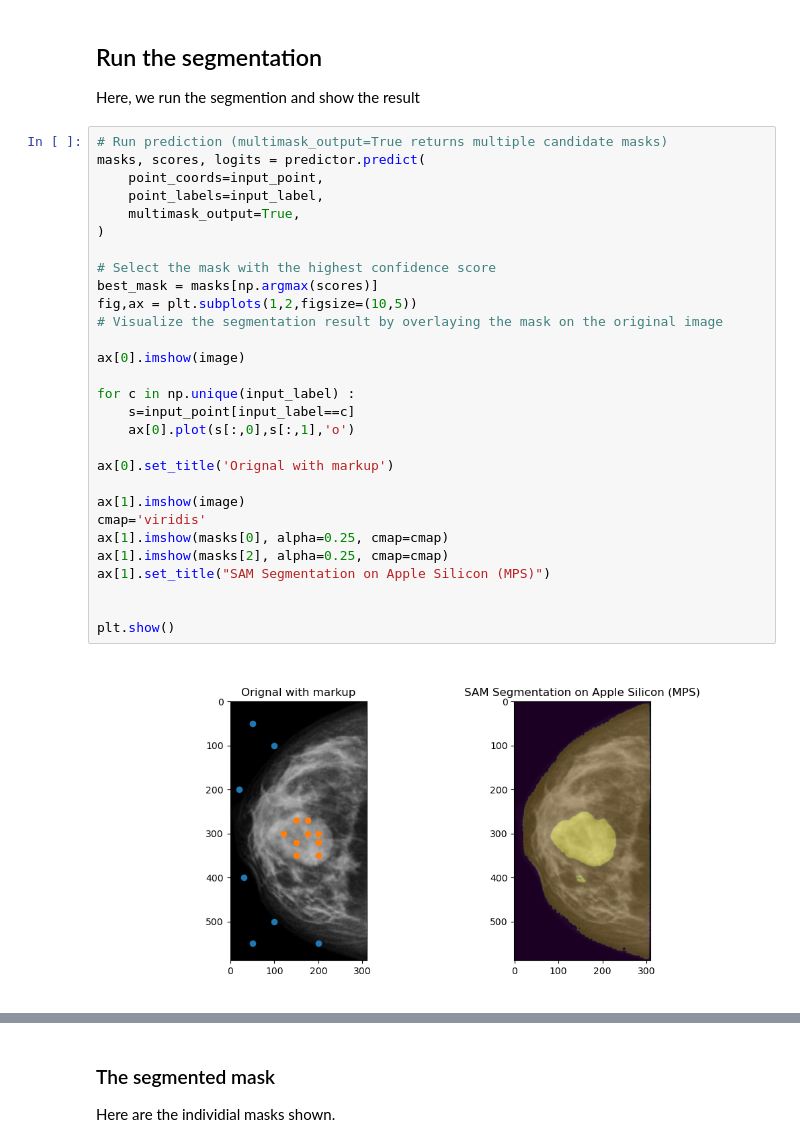
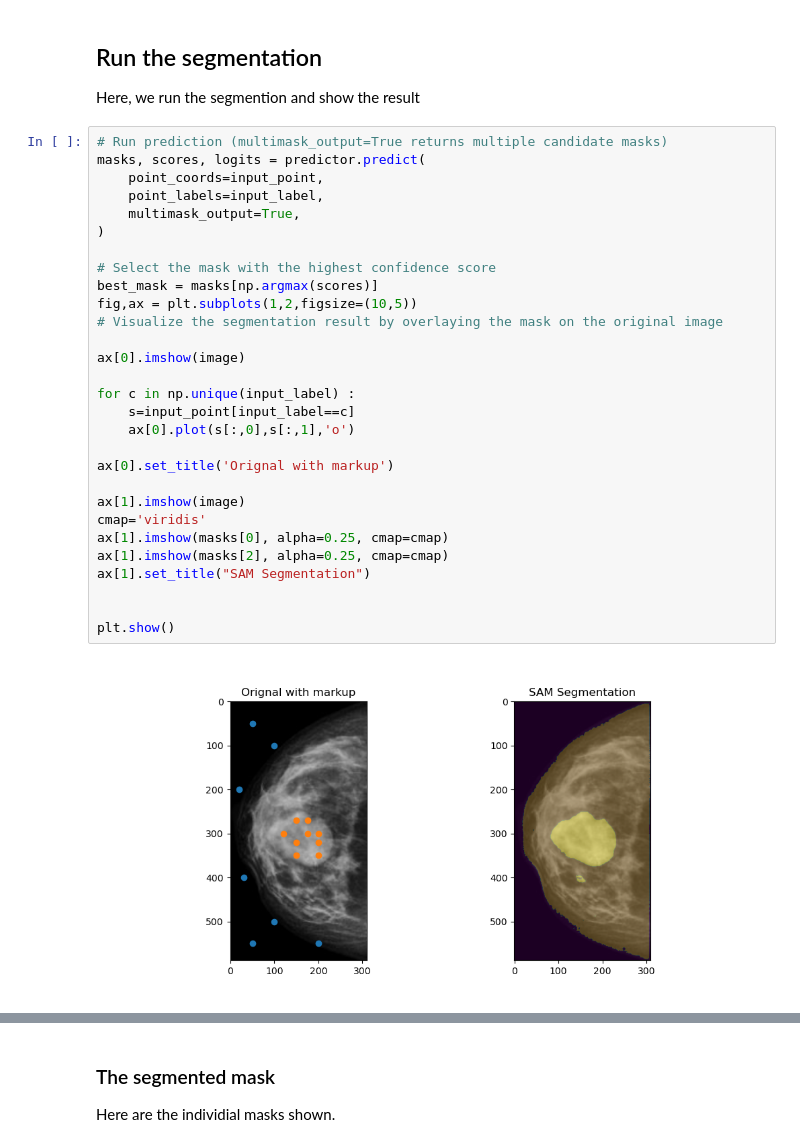
Before and after one commit to ImagingLectures/Quantitative-Big-Imaging-2025, a Jupyter notebook: Lectures/Lecture-05/SAM_workbench.ipynb, the cells around one changed output, grey strips where cells are left out. Cells and saved outputs as stored; diff of their text form.

```diff
--- a/Lectures/Lecture-05/SAM_workbench.ipynb
+++ b/Lectures/Lecture-05/SAM_workbench.ipynb
@@ -134,31 +134,31 @@ Here, we run the segmention and show the result
 # %%
 # Run prediction (multimask_output=True returns multiple candidate masks)
 masks, scores, logits = predictor.predict(
     point_coords=input_point,
     point_labels=input_label,
     multimask_output=True,
 )
 
 # Select the mask with the highest confidence score
 best_mask = masks[np.argmax(scores)]
 fig,ax = plt.subplots(1,2,figsize=(10,5))
 # Visualize the segmentation result by overlaying the mask on the original image
 
 ax[0].imshow(image)
 
 for c in np.unique(input_label) :
     s=input_point[input_label==c]
     ax[0].plot(s[:,0],s[:,1],'o')
 
 ax[0].set_title('Orignal with markup')
 
 ax[1].imshow(image)
 cmap='viridis'
 ax[1].imshow(masks[0], alpha=0.25, cmap=cmap)
 ax[1].imshow(masks[2], alpha=0.25, cmap=cmap)
-ax[1].set_title("SAM Segmentation on Apple Silicon (MPS)")
+ax[1].set_title("SAM Segmentation")
 
 
 plt.show()
 # %% [output]
-[figure, old version]
+[figure, new version]
```
Also changed, not shown: parts of 6 cells of this notebook, 9 other files.
